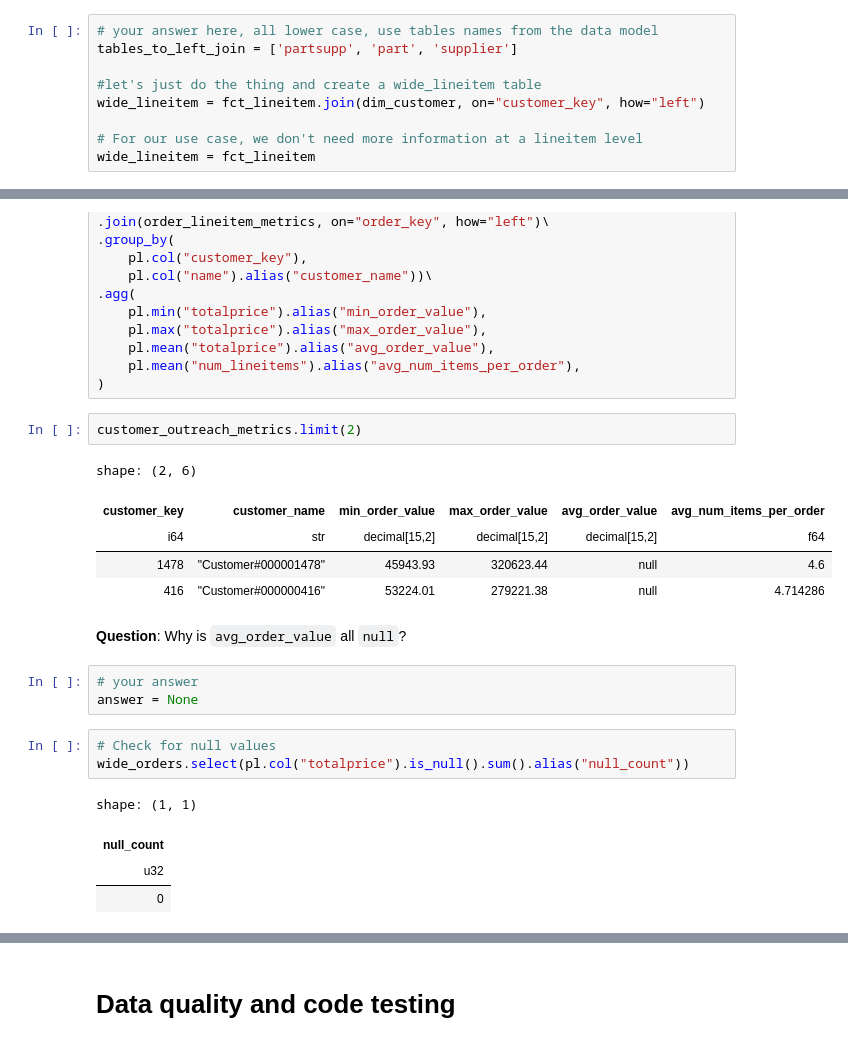
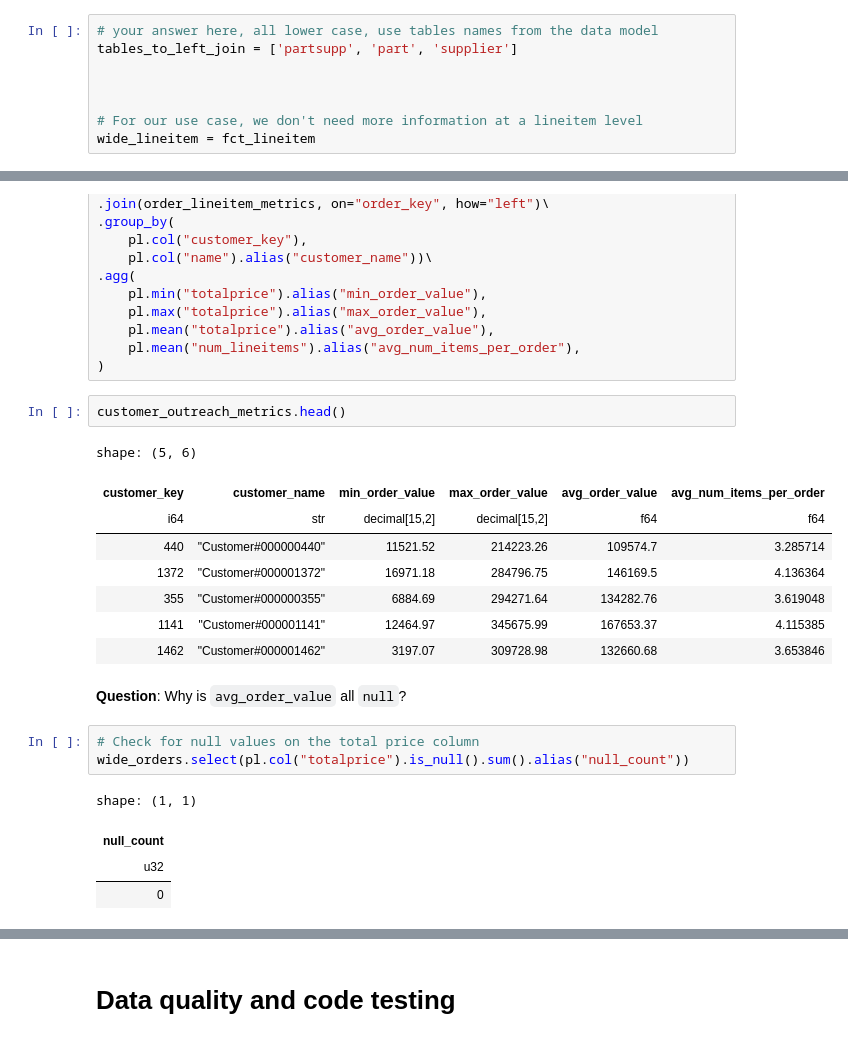
Before and after one commit to sarah-weatherbee/de-review-jm, a Jupyter notebook: setup-data-project.ipynb, the cells around one changed output, grey strips where cells are left out. Drawn from its saved outputs; the diff is of its cells as text.

```diff
--- a/setup-data-project.ipynb
+++ b/setup-data-project.ipynb
@@ -518,8 +520,7 @@ shape: (5, 21)
 # your answer here, all lower case, use tables names from the data model
 tables_to_left_join = ['partsupp', 'part', 'supplier']
 
-#let's just do the thing and create a wide_lineitem table
-wide_lineitem = fct_lineitem.join(dim_customer, on="customer_key", how="left")
+
 
 # For our use case, we don't need more information at a lineitem level
 wide_lineitem = fct_lineitem
@@ -549,20 +550,20 @@ customer_outreach_metrics = wide_orders\
     pl.mean("num_lineitems").alias("avg_num_items_per_order"),
 )
 # %%
-customer_outreach_metrics.limit(2)
+customer_outreach_metrics.head()
 # %% [output]
-shape: (2, 6)
+shape: (5, 6)
 | customer_key | customer_name | min_order_value | max_order_value | avg_order_value | avg_num_items_per_order |
-| i64 | str | decimal[15,2] | decimal[15,2] | decimal[15,2] | f64 |
-| 1478 | "Customer#000001478" | 45943.93 | 320623.44 | null | 4.6 |
-| 416 | "Customer#000000416" | 53224.01 | 279221.38 | null | 4.714286 |
+| i64 | str | decimal[15,2] | decimal[15,2] | f64 | f64 |
+| 440 | "Customer#000000440" | 11521.52 | 214223.26 | 109574.7 | 3.285714 |
+| 1372 | "Customer#000001372" | 16971.18 | 284796.75 | 146169.5 | 4.136364 |
+| 355 | "Customer#000000355" | 6884.69 | 294271.64 | 134282.76 | 3.619048 |
+| 1141 | "Customer#000001141" | 12464.97 | 345675.99 | 167653.37 | 4.115385 |
+| 1462 | "Customer#000001462" | 3197.07 | 309728.98 | 132660.68 | 3.653846 |
 # %% [markdown]
 **Question**: Why is `avg_order_value` all `null`?
-# %%
-# your answer
-answer = None
 # %%
-# Check for null values
+# Check for null values on the total price column
 wide_orders.select(pl.col("totalprice").is_null().sum().alias("null_count"))
 # %% [output]
 shape: (1, 1)
```
Also changed, not shown: parts of 9 cells of this notebook.
